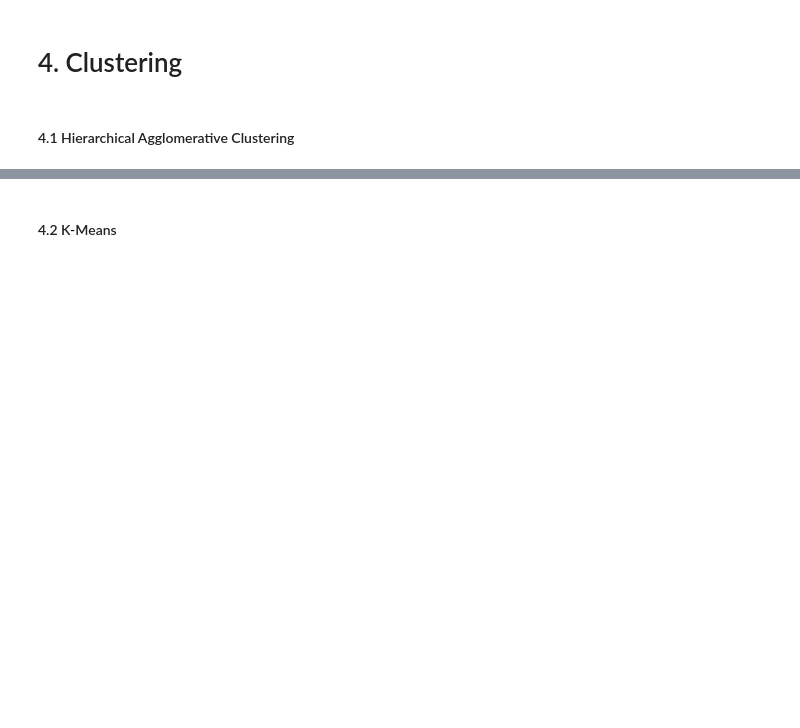
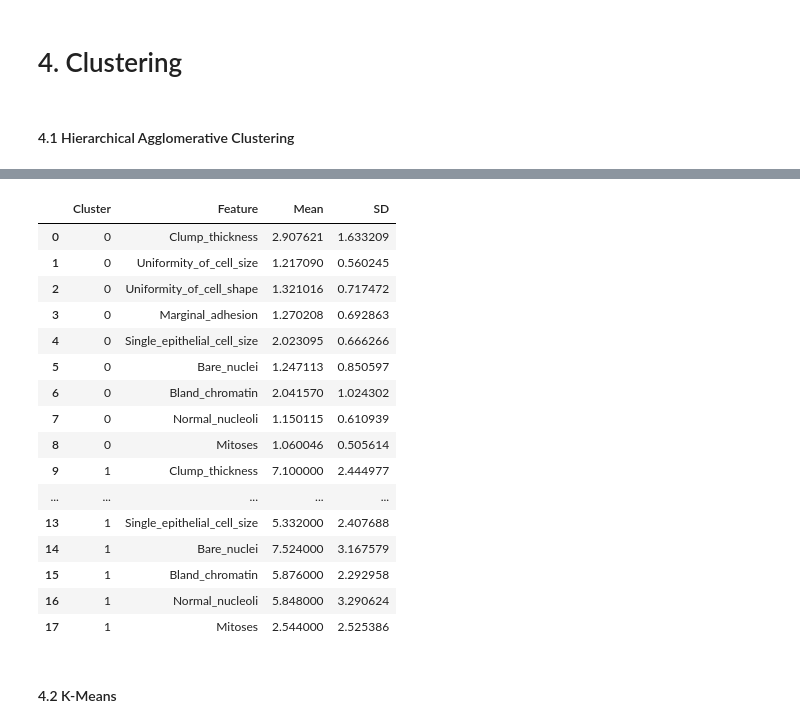
Before and after one commit to alvin-98/MLiS_Term_Project, a Jupyter notebook: ournotebook.ipynb, the cells around one changed output, grey strips where cells are left out. Saved outputs shown, nothing was run; the diff lists cells and outputs as text; code cells hidden in the pictures; blank space fills up the shorter version.

```diff
--- a/ournotebook.ipynb
+++ b/ournotebook.ipynb
@@ -441,3 +486,43 @@ evaluate_clustering(X_scaled, hac.labels_, classes)
+# %%
+# Mean and SD for each feature in separate clusters
+df_temp = X.copy()
+df_temp['Cluster'] = hac_labels
+
+results = []
+
+for cluster, group in df_temp.groupby('Cluster'):
+    means = group.iloc[:, :-1].mean()  # Compute mean for each feature
+    stds = group.iloc[:, :-1].std()  # Compute standard deviation
+
+    for feature in means.index:
+        results.append({
+            'Cluster': cluster,
+            'Feature': feature,
+            'Mean': means[feature],
+            'SD': stds[feature]
+        })
+
+# Convert results to DataFrame
+df_results = pd.DataFrame(results)
+df_results
+# %% [output]
+|  | Cluster | Feature | Mean | SD |
+| 0 | 0 | Clump_thickness | 2.907621 | 1.633209 |
+| 1 | 0 | Uniformity_of_cell_size | 1.217090 | 0.560245 |
+| 2 | 0 | Uniformity_of_cell_shape | 1.321016 | 0.717472 |
+| 3 | 0 | Marginal_adhesion | 1.270208 | 0.692863 |
+| 4 | 0 | Single_epithelial_cell_size | 2.023095 | 0.666266 |
+| 5 | 0 | Bare_nuclei | 1.247113 | 0.850597 |
+| 6 | 0 | Bland_chromatin | 2.041570 | 1.024302 |
+| 7 | 0 | Normal_nucleoli | 1.150115 | 0.610939 |
+| 8 | 0 | Mitoses | 1.060046 | 0.505614 |
+| 9 | 1 | Clump_thickness | 7.100000 | 2.444977 |
+| ... | ... | ... | ... | ... |
+| 13 | 1 | Single_epithelial_cell_size | 5.332000 | 2.407688 |
+| 14 | 1 | Bare_nuclei | 7.524000 | 3.167579 |
+| 15 | 1 | Bland_chromatin | 5.876000 | 2.292958 |
+| 16 | 1 | Normal_nucleoli | 5.848000 | 3.290624 |
+| 17 | 1 | Mitoses | 2.544000 | 2.525386 |
 # %% [markdown]
 #### 4.2 K-Means
 # %%
```
Also changed, not shown: parts of 6 cells of this notebook.
